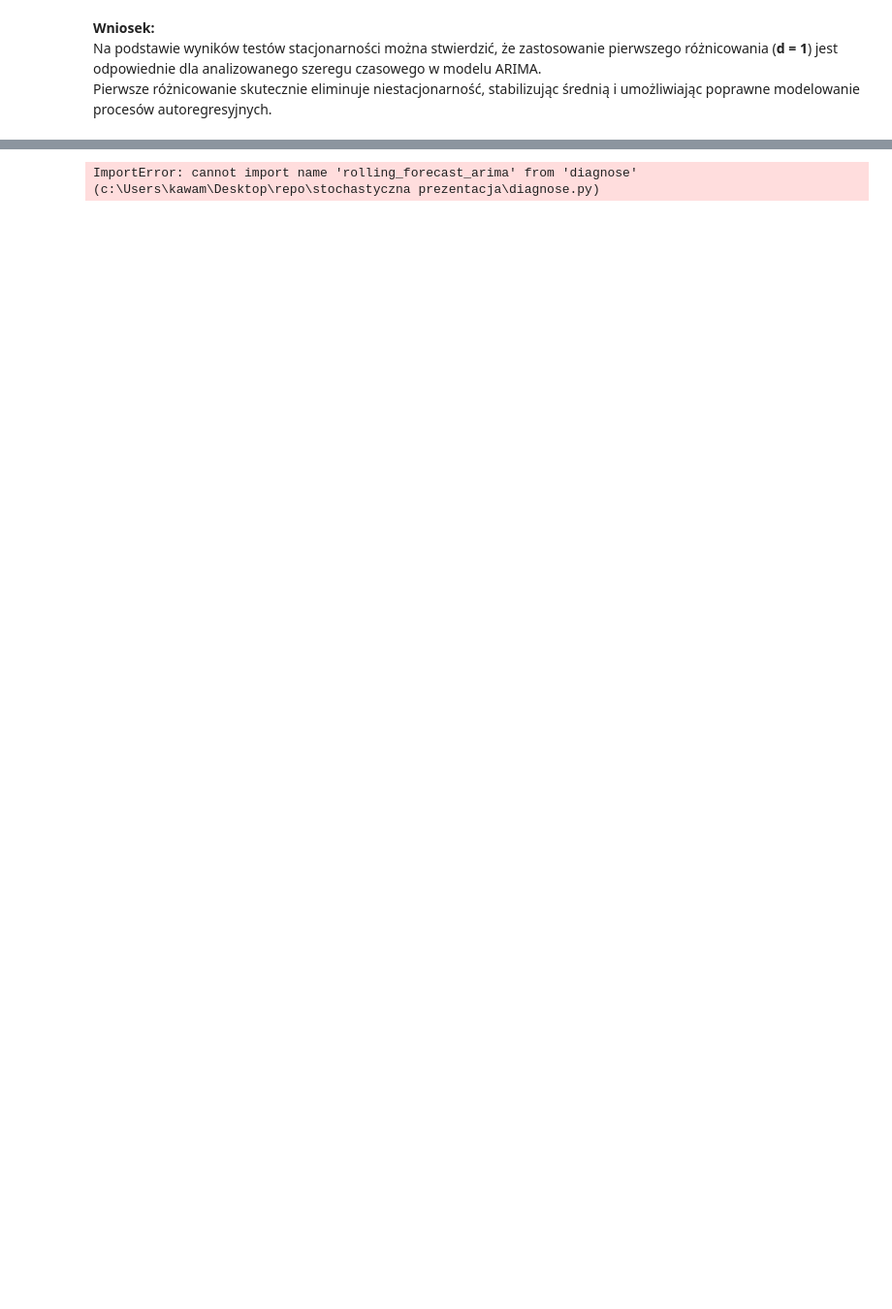
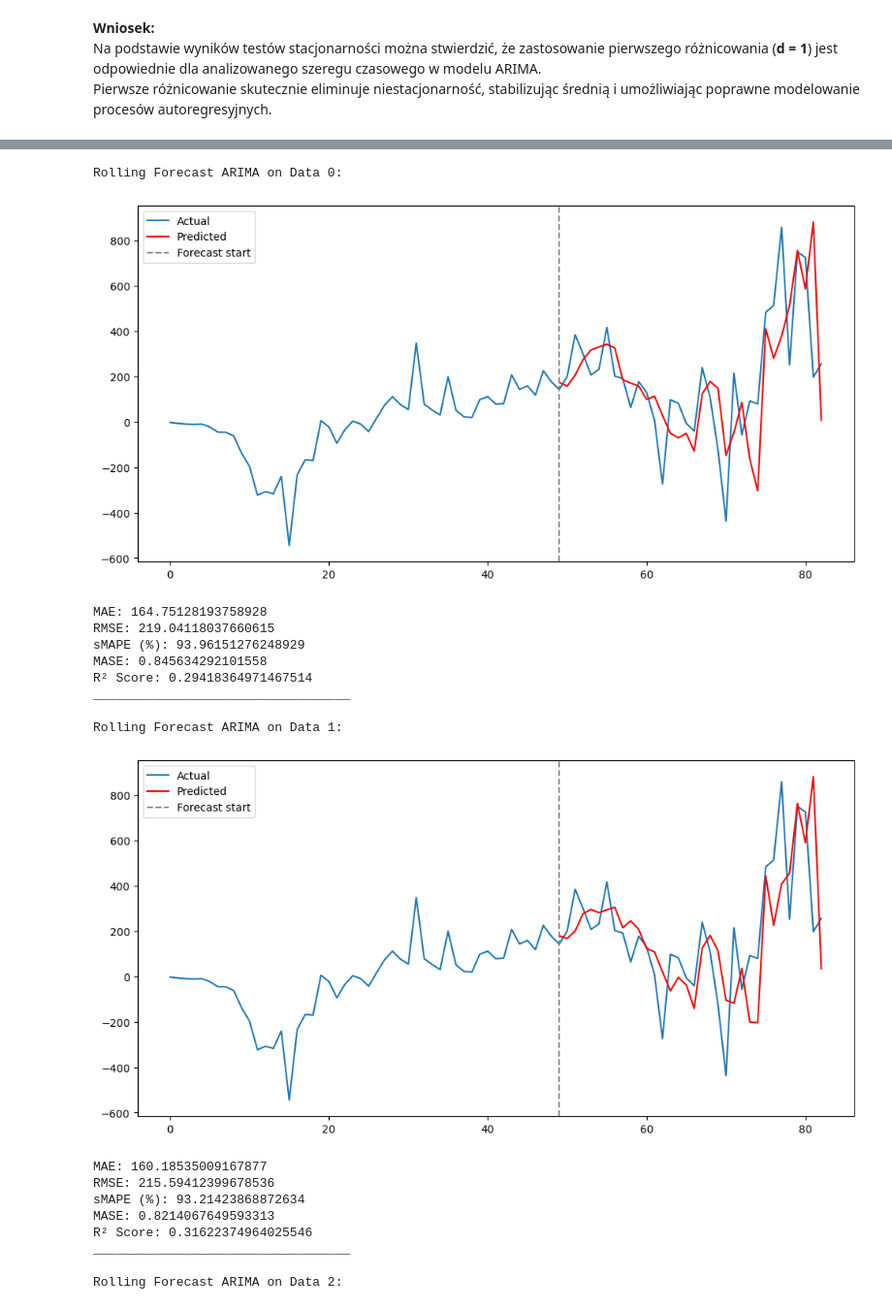
Before and after one commit to KawaMaciej/Stochastyczna, a Jupyter notebook: notebook.ipynb, the cells around one changed output, grey strips where cells are left out. Shown at 97% size. Cells and saved outputs as stored; diff of their text form; code cells hidden in the pictures; blank space fills up the shorter version.

```diff
--- a/notebook.ipynb
+++ b/notebook.ipynb
@@ -191,18 +292,40 @@ Pierwsze różnicowanie skutecznie eliminuje niestacjonarność, stabilizując
 # %%
 from diagnose import rolling_forecast_arima
+start_index = int(train_size * len(dfs[0]))
+
 predictions = []
-best_row = best_orders['Data 0']
-start_index = int(0.6 * len(dfs[0]))
-
+metrics_list = []
 for i in range(3):
     print(f"\nRolling Forecast ARIMA on Data {i}:")
     best_row = best_orders[f'Data {i}']
 
     train = dfs[i][:start_index].values
     test = dfs[i][start_index:].values
     if i == 1:
-        predictions.append(rolling_forecast_arima(train, test, best_row, start_index, dfs[i], scaler=pt))
+        forcast = rolling_forecast_arima(train, test, best_row, start_index, dfs[i], scaler=pt)
+        predictions.append(forcast["Predictions"])
+        metrics_list.append(forcast["Metrics"])
     else:
-        predictions.append(rolling_forecast_arima(train, test, best_row, start_index, dfs[i], scaler=None))
+        forcast = rolling_forecast_arima(train, test, best_row, start_index, dfs[i], scaler=None)
+        predictions.append(forcast["Predictions"])
+        metrics_list.append(forcast["Metrics"])
 # %% [output]
-ImportError: cannot import name 'rolling_forecast_arima' from 'diagnose' (c:\Users\kawam\Desktop\repo\stochastyczna prezentacja\diagnose.py)
+Rolling Forecast ARIMA on Data 0:
+[figure, added]
+MAE: 164.75128193758928
+RMSE: 219.04118037660615
+sMAPE (%): 93.96151276248929
+MASE: 0.845634292101558
+R² Score: 0.29418364971467514
+__________________________________
+
+Rolling Forecast ARIMA on Data 1:
+[figure, added]
+MAE: 160.18535009167877
+RMSE: 215.59412399678536
+sMAPE (%): 93.21423868872634
+MASE: 0.8214067649593313
+R² Score: 0.31622374964025546
+__________________________________
+
+Rolling Forecast ARIMA on Data 2:
```
Also changed, not shown: parts of 24 cells of this notebook, 1 other file.
